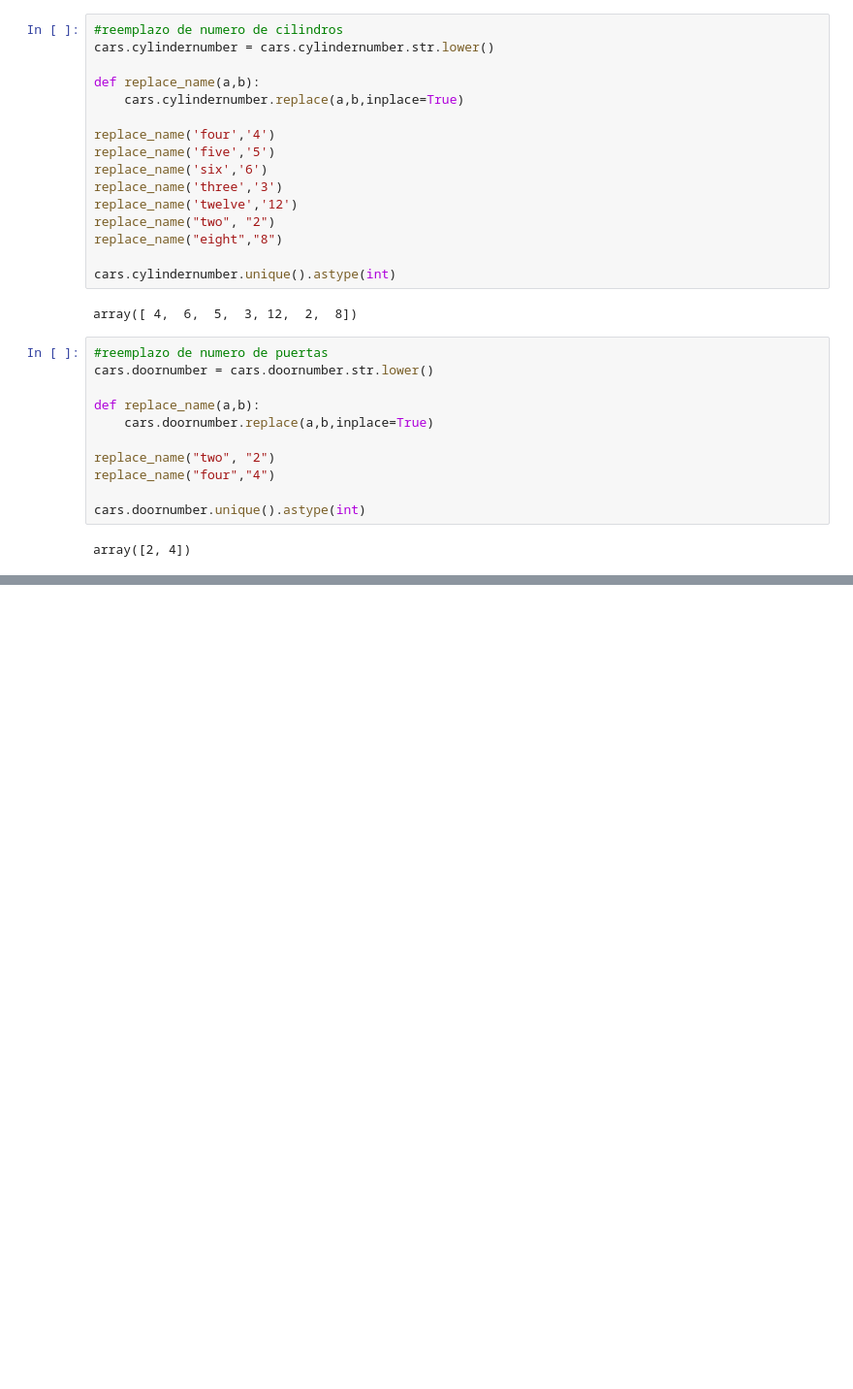
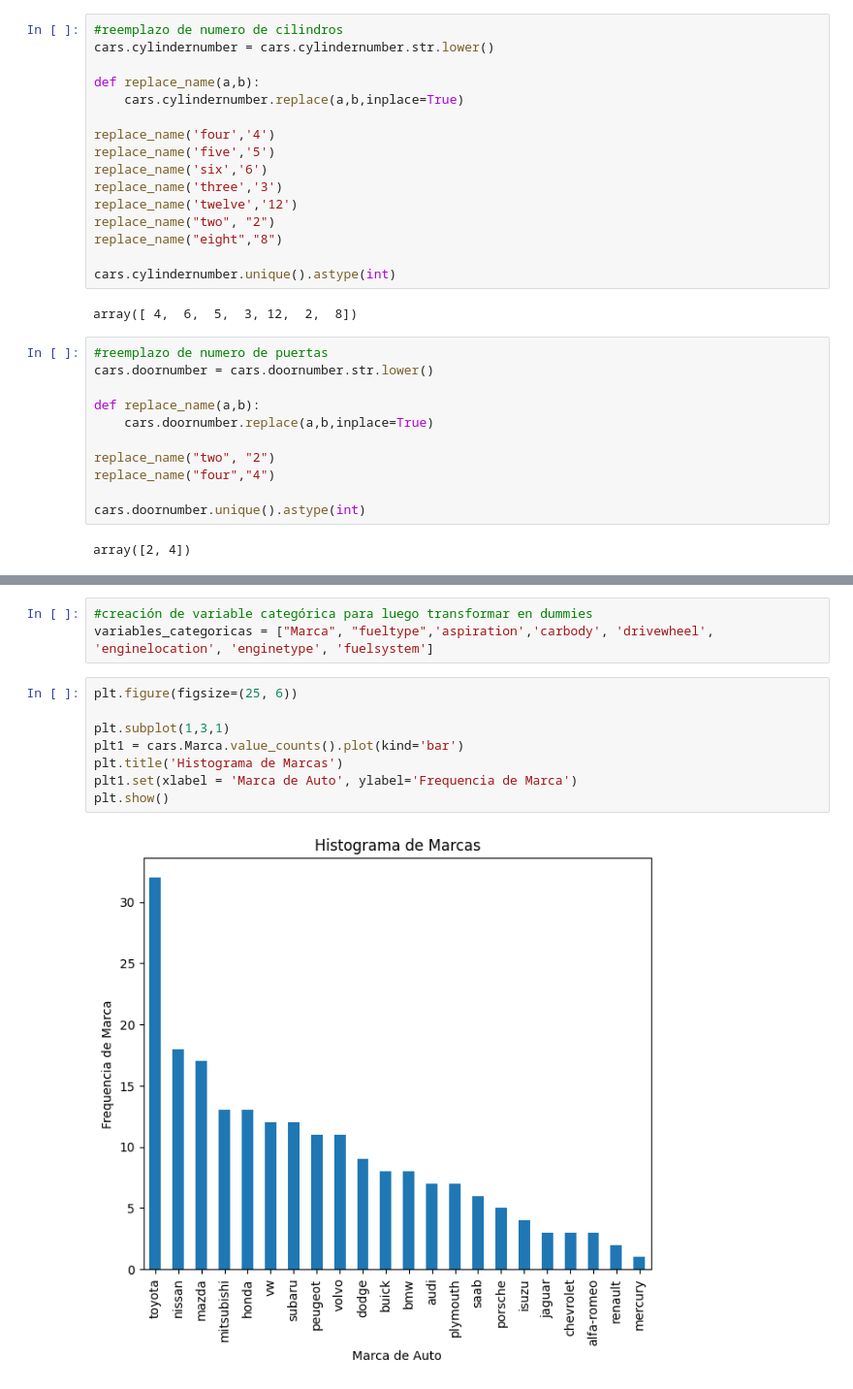
Before and after one commit to JimeFioni/P_Integrador_M_Learning, a Jupyter notebook: Predicion_precios/regresionmultiple.ipynb, the cells around one changed output, grey strips where cells are left out. Shown at 97% size. Cells and saved outputs as stored; diff of their text form; blank space fills up the shorter version.

```diff
--- a/Predicion_precios/regresionmultiple.ipynb
+++ b/Predicion_precios/regresionmultiple.ipynb
@@ -155,0 +199,13 @@ array([2, 4])
+# %%
+#creación de variable categórica para luego transformar en dummies
+variables_categoricas = ["Marca", "fueltype",'aspiration','carbody', 'drivewheel', 'enginelocation', 'enginetype', 'fuelsystem']
+# %%
+plt.figure(figsize=(25, 6))
+
+plt.subplot(1,3,1)
+plt1 = cars.Marca.value_counts().plot(kind='bar')
+plt.title('Histograma de Marcas')
+plt1.set(xlabel = 'Marca de Auto', ylabel='Frequencia de Marca')
+plt.show()
+# %% [output]
+[figure, added]
```
Also changed, not shown: parts of 87 cells of this notebook, 16 other files.
